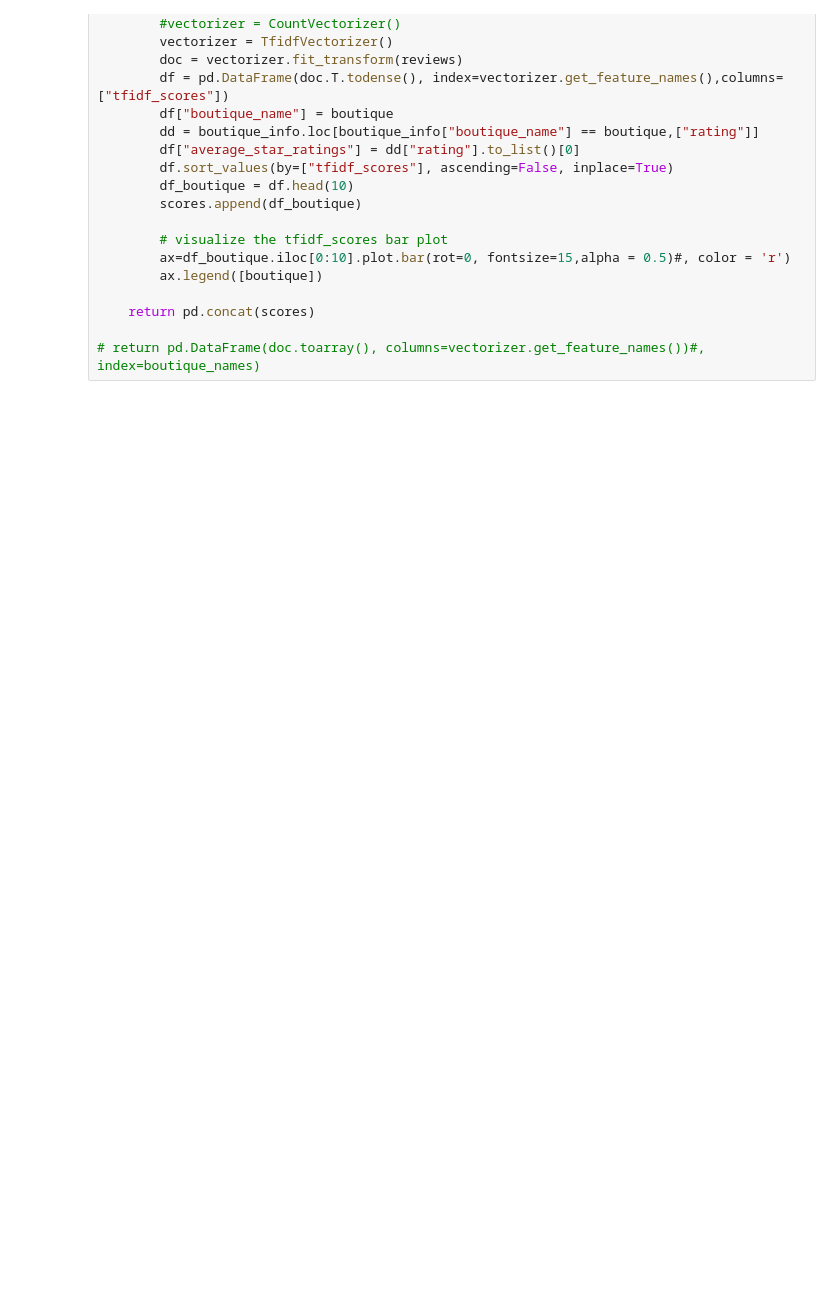
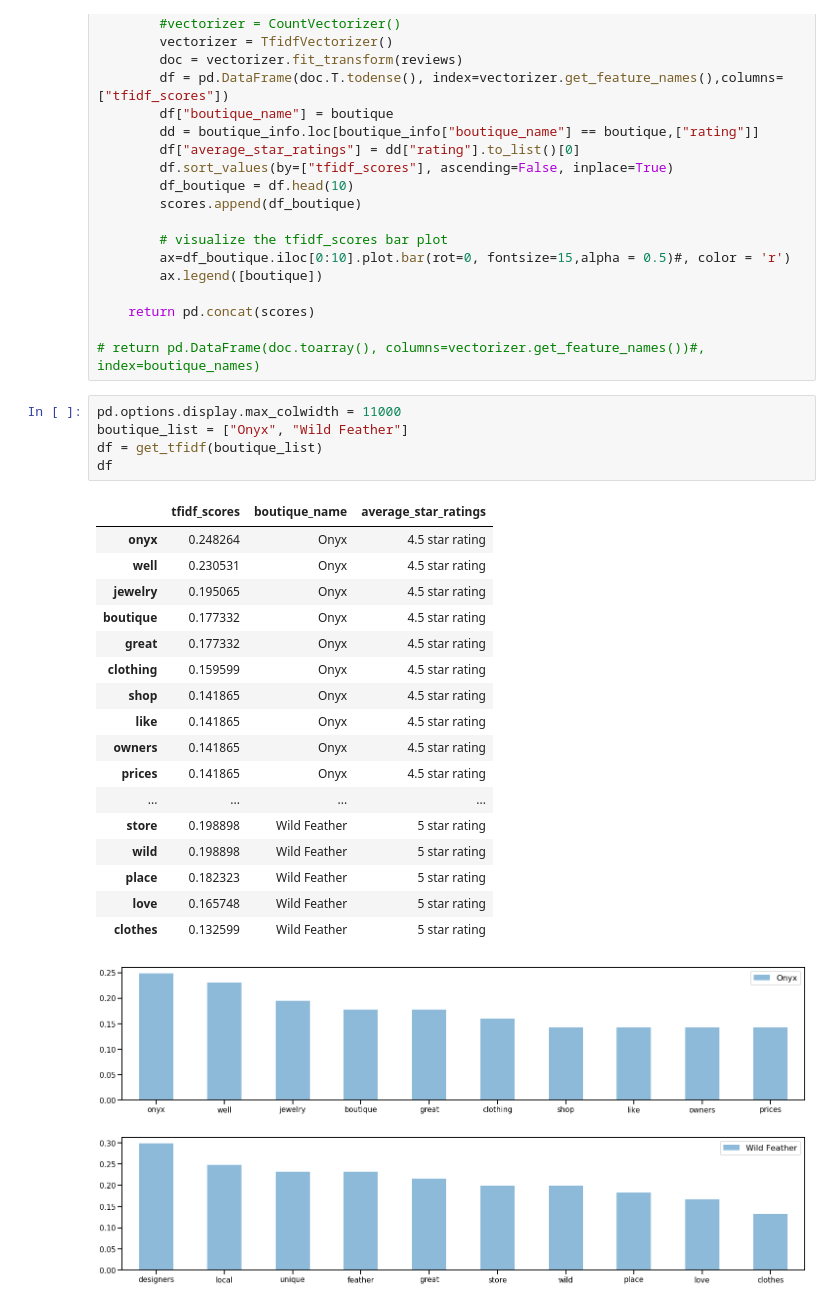
Before and after one commit to FarnazG/CodeReviews, a Jupyter notebook: NLP_TFIDF.ipynb, the cells around one changed output. Saved outputs shown, nothing was run; the diff lists cells and outputs as text; blank space fills up the shorter version.

Commit message:
Plot TF-IDF score

```diff
--- a/NLP_TFIDF.ipynb
+++ b/NLP_TFIDF.ipynb
@@ -133,3 +133,28 @@ def get_tfidf(boutique_list):
     return pd.concat(scores)
 
 # return pd.DataFrame(doc.toarray(), columns=vectorizer.get_feature_names())#, index=boutique_names)
+# %%
+pd.options.display.max_colwidth = 11000
+boutique_list = ["Onyx", "Wild Feather"]
+df = get_tfidf(boutique_list)
+df
+# %% [output]
+|  | tfidf_scores | boutique_name | average_star_ratings |
+| onyx | 0.248264 | Onyx | 4.5 star rating |
+| well | 0.230531 | Onyx | 4.5 star rating |
+| jewelry | 0.195065 | Onyx | 4.5 star rating |
+| boutique | 0.177332 | Onyx | 4.5 star rating |
+| great | 0.177332 | Onyx | 4.5 star rating |
+| clothing | 0.159599 | Onyx | 4.5 star rating |
+| shop | 0.141865 | Onyx | 4.5 star rating |
+| like | 0.141865 | Onyx | 4.5 star rating |
+| owners | 0.141865 | Onyx | 4.5 star rating |
+| prices | 0.141865 | Onyx | 4.5 star rating |
+| ... | ... | ... | ... |
+| store | 0.198898 | Wild Feather | 5 star rating |
+| wild | 0.198898 | Wild Feather | 5 star rating |
+| place | 0.182323 | Wild Feather | 5 star rating |
+| love | 0.165748 | Wild Feather | 5 star rating |
+| clothes | 0.132599 | Wild Feather | 5 star rating |
+[figure, added]
+[figure, added]
```
Also changed, not shown: parts of 2 cells of this notebook.
